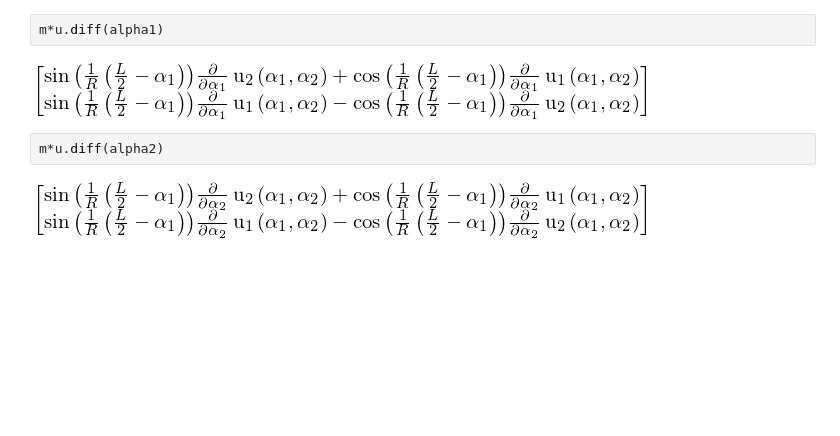
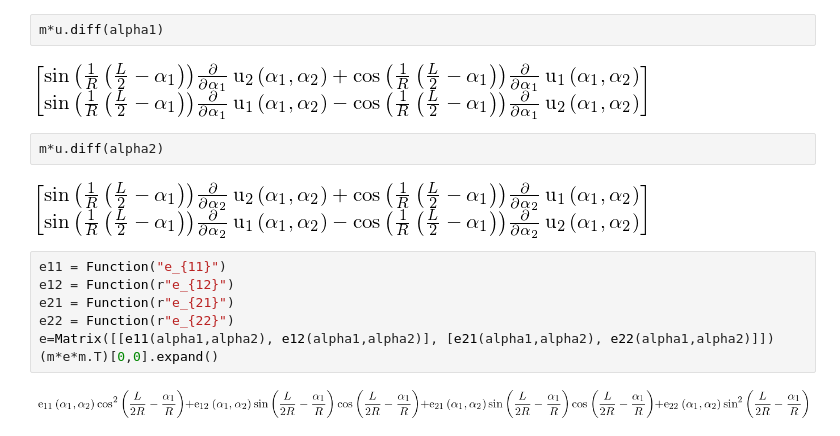
Before and after one commit to tarashor/vibrations, a Jupyter notebook: py2/All geometries.ipynb, the cells around one changed output. Drawn from its saved outputs; the diff is of its cells as text; blank space fills up the shorter version.

```diff
--- a/py2/All geometries.ipynb
+++ b/py2/All geometries.ipynb
@@ -138,3 +138,12 @@ m*u.diff(alpha1)
 m*u.diff(alpha2)
 # %% [output]
 [figure]
+# %%
+e11 = Function("e_{11}")
+e12 = Function(r"e_{12}")
+e21 = Function(r"e_{21}")
+e22 = Function(r"e_{22}")
+e=Matrix([[e11(alpha1,alpha2), e12(alpha1,alpha2)], [e21(alpha1,alpha2), e22(alpha1,alpha2)]])
+(m*e*m.T)[0,0].expand()
+# %% [output]
+[figure, added]
```
Also changed, not shown: parts of 3 cells of this notebook.
